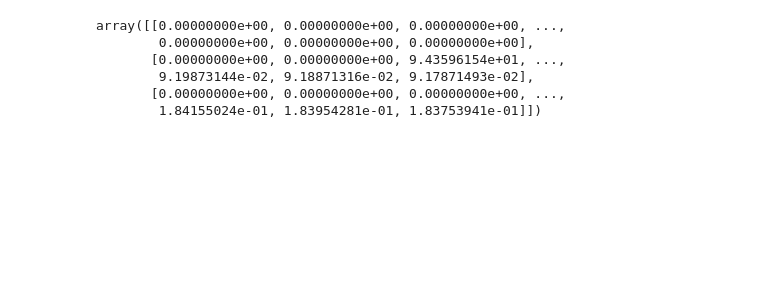
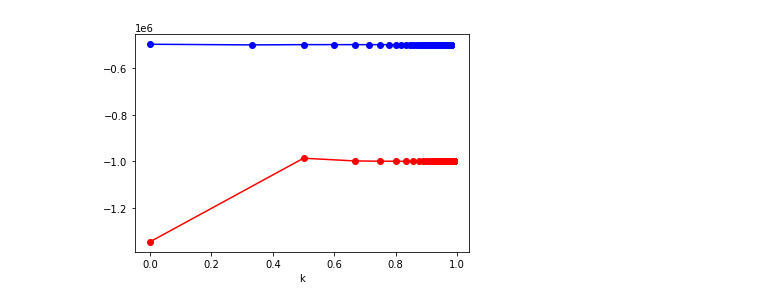
Before and after one commit to vassilyeva-darya/science_project, a Jupyter notebook: Untitled0.ipynb, the cells around one changed output. Cells and saved outputs as stored; diff of their text form; code cells hidden in the pictures; blank space fills up the shorter version.

```diff
--- a/Untitled0.ipynb
+++ b/Untitled0.ipynb
@@ -5,13 +5,15 @@ import numpy as np
 a1=30.0
 a2=100.0
 b1=0.01
-b2=0.04
+b2=0.5
 N1=50 #number of abonents on stage 1
 N2=230 #number of abonents on stage 2
 c1=0.5 #variable cost on stage 1
 c2=0.2 #variable cost on stage 2
+c=1000000 #constant cost
 max_M1=3 #maximum number of companies on 1 stage +1
-max_M2=1001 #maximum number of companies on 2 stage +1
+max_M2=101 #maximum number of companies on 2 stage +1
+k=np.zeros((max_M1,max_M2))
 q1=np.zeros((max_M1,max_M2))
 q2=np.zeros((max_M1,max_M2))
 p1=np.zeros((max_M1,max_M2))
@@ -20,19 +22,33 @@ Q1=np.zeros((max_M1,max_M2))
 Q2=np.zeros((max_M1,max_M2))
 eta1=np.zeros((max_M1,max_M2))
 eta2=np.zeros((max_M1,max_M2))
+TPl=np.zeros((max_M1,max_M2))
+TPf=np.zeros((max_M1,max_M2))
+TP=np.zeros((max_M1,max_M2))
+CS1=np.zeros((max_M1,max_M2))
+CS2=np.zeros((max_M1,max_M2))
+CS=np.zeros((max_M1,max_M2))
+SS=np.zeros((max_M1,max_M2))
 for M1 in range(1,3):
-  for M2 in range(M1+1,max_M2):
-    k=1-M1/M2
-    k_sq=k*k
+  for M2 in range(M1,max_M2):
+    k[M1,M2]=1-M1/M2
+    k_sq=k[M1,M2]*k[M1,M2]
     r=4*b1*b2*M1*M2+(2*b2*M2*M2-1)*k_sq
-    q1[M1,M2]=((2*b2*M2+k)*a2-2*b2*M2*c1-((2*b2*b2*M2*M2+1)*k-2*b2*M2)*c2)/r
-    q2[M1,M2]=((M2*k_sq+k+2*M1*b1)*a2-k*c1-(M2*(1+b2)*k_sq-k+2*b1*M1)*c2)/r
+    q1[M1,M2]=((2*b2*M2+k[M1,M2])*a2-2*b2*M2*c1-((2*b2*b2*M2*M2+1)*k[M1,M2]-2*b2*M2)*c2)/r
+    q2[M1,M2]=((M2*k_sq+k[M1,M2]+2*M1*b1)*a2-k[M1,M2]*c1-(M2*(1+b2)*k_sq-k[M1,M2]+2*b1*M1)*c2)/r
     Q1[M1,M2]=M1*q1[M1,M2]
     Q2[M1,M2]=M2*q2[M1,M2]
-p1=a1-b1*M1*q1
-p2=a2-b2*M2*q2
-eta1=-b1*p1/(a1-b1*p1)
-eta2=-b2*p2/(a2-b2*p2)
+    p1[M1,M2]=a1-b1*M1*q1[M1,M2]
+    p2[M1,M2]=a2-b2*M2*q2[M1,M2]
+    eta1[M1,M2]=-b1*p1[M1,M2]/(a1-b1*p1[M1,M2])
+    eta2[M1,M2]=-b2*p2[M1,M2]/(a2-b2*p2[M1,M2])
+    TPl[M1,M2]=(p1[M1,M2]-c1)*q1[M1,M2]+(p2[M1,M2]-c2)*(q2[M1,M2]-q1[M1,M2])-c
+    TPf[M1,M2]=(p2[M1,M2]-c2)*q2[M1,M2]-0.5*c
+    TP[M1,M2]=M1*TPl[M1,M2]+(M2-M1)*TPf[M1,M2]
+    CS1[M1,M2]=(a1-p1[M1,M2])*Q1[M1,M2]/2
+    CS2[M1,M2]=(a2-p2[M1,M2])*Q2[M1,M2]/2
+    CS[M1,M2]=CS1[M1,M2]+CS2[M1,M2]
+    SS=TP[M1,M2]+CS[M1,M2]
 # %%
 M1=1
 import matplotlib.pyplot as plt
@@ -84,9 +108,9 @@ plt.show()
-# %%
-Q1
-# %% [output]
-array([[0.00000000e+00, 0.00000000e+00, 0.00000000e+00, ...,
-        0.00000000e+00, 0.00000000e+00, 0.00000000e+00],
-       [0.00000000e+00, 0.00000000e+00, 9.43596154e+01, ...,
-        9.19873144e-02, 9.18871316e-02, 9.17871493e-02],
-       [0.00000000e+00, 0.00000000e+00, 0.00000000e+00, ...,
-        1.84155024e-01, 1.83954281e-01, 1.83753941e-01]])
+# %%
+M1=1
+import matplotlib.pyplot as plt
+plt.plot(k[M1,M1:max_M2],TPl[M1,M1:max_M2],'r-o')
+plt.plot(k[M1+1,M1+1:max_M2],TPf[M1+1,M1+1:max_M2],'b-o')
+plt.xlabel('k')
+plt.show()
+# %% [output]
+[figure, added]
```
Also changed, not shown: parts of 4 cells of this notebook.
